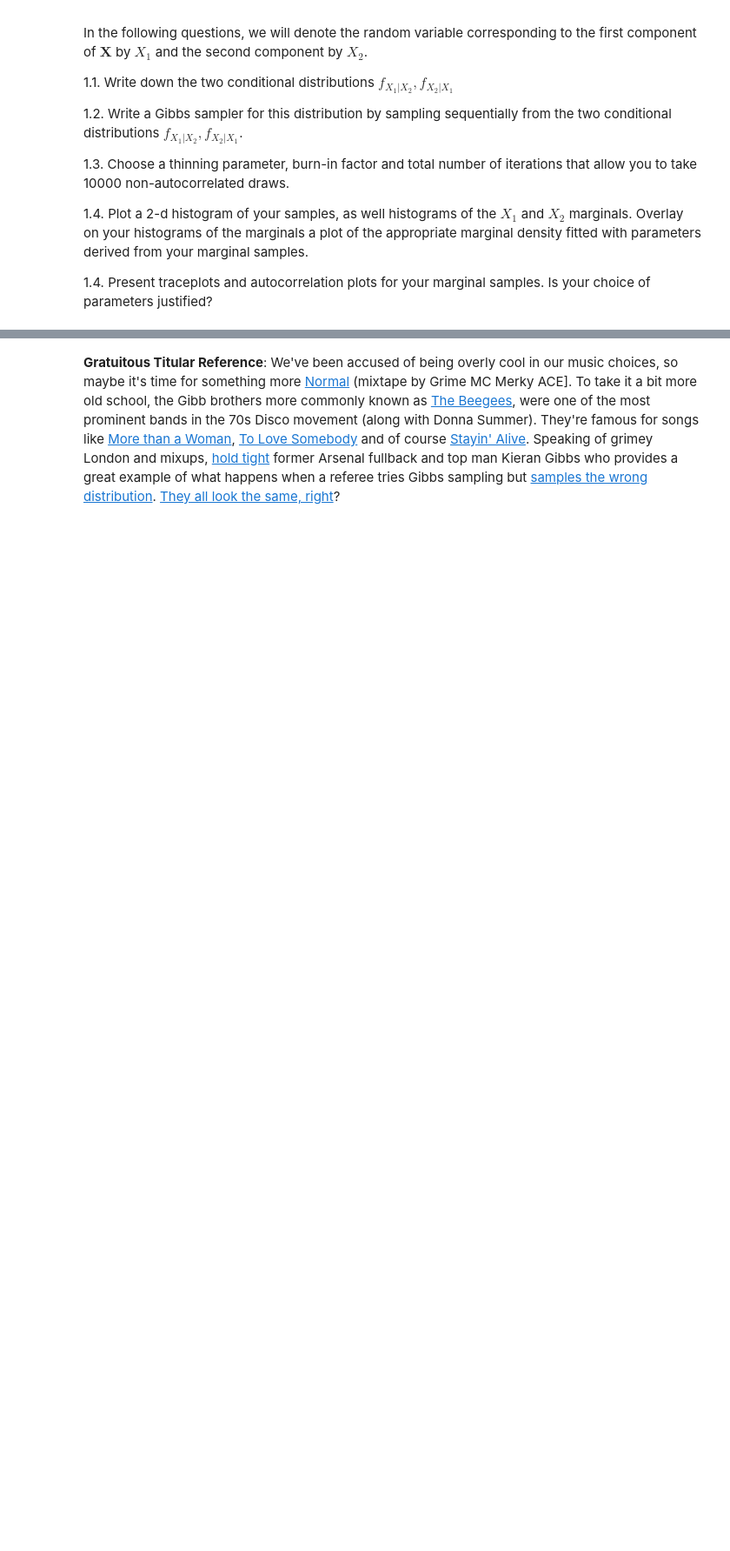
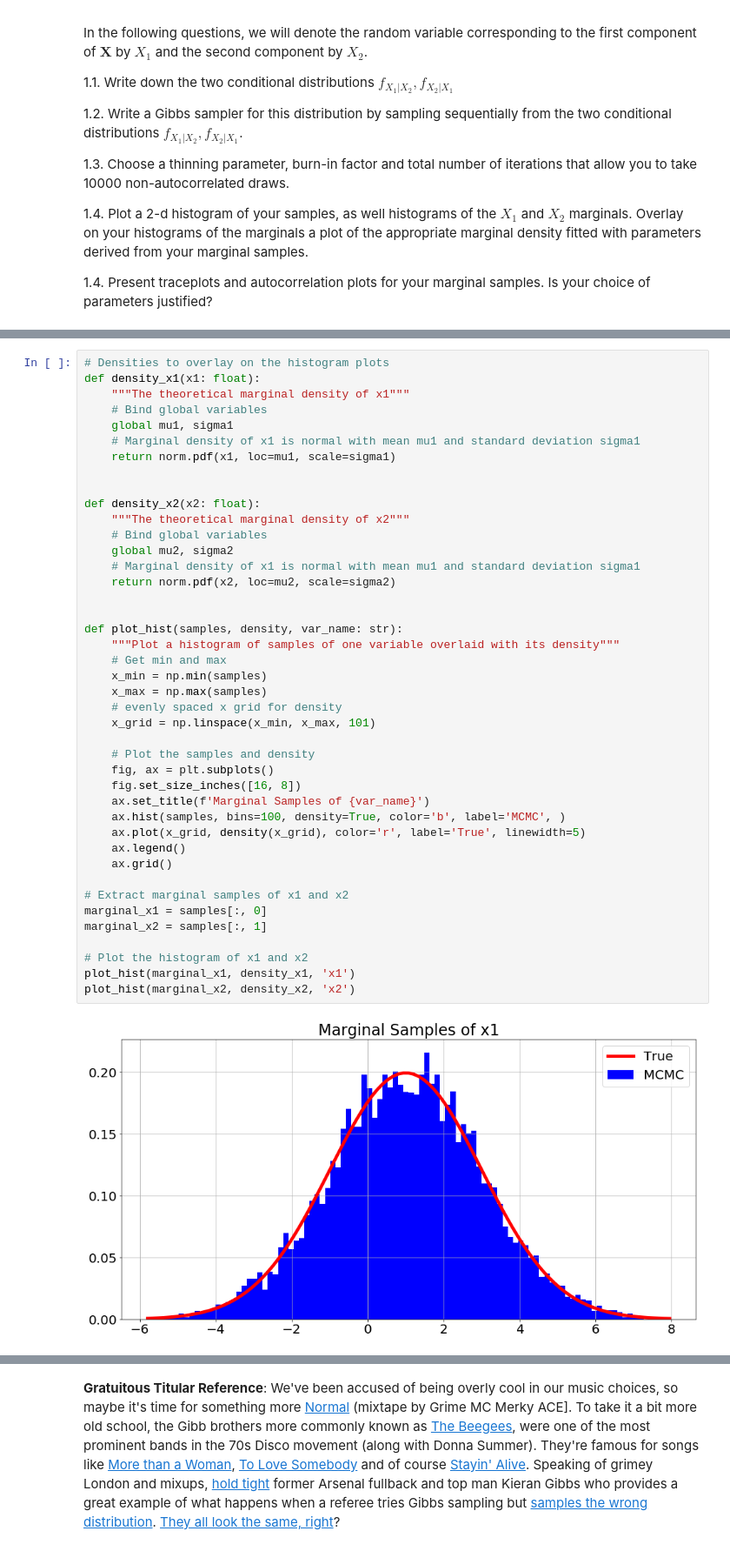
Before and after one commit to IACS-AM-207-Braavos/AM-207, a Jupyter notebook: hw9/AM207_HW9_MSE.ipynb, the cells around one changed output, grey strips where cells are left out. Shown: that part at 87% size. Drawn from its saved outputs; the diff is of its cells as text; blank space fills up the shorter version.

```diff
--- a/hw9/AM207_HW9_MSE.ipynb
+++ b/hw9/AM207_HW9_MSE.ipynb
@@ -99,0 +278,44 @@ In the following questions, we will denote the random variable corresponding to
+# %%
+# Densities to overlay on the histogram plots
+def density_x1(x1: float):
+    """The theoretical marginal density of x1"""
+    # Bind global variables
+    global mu1, sigma1
+    # Marginal density of x1 is normal with mean mu1 and standard deviation sigma1
+    return norm.pdf(x1, loc=mu1, scale=sigma1)
+
+
+def density_x2(x2: float):
+    """The theoretical marginal density of x2"""
+    # Bind global variables
+    global mu2, sigma2
+    # Marginal density of x1 is normal with mean mu1 and standard deviation sigma1
+    return norm.pdf(x2, loc=mu2, scale=sigma2)
+
+
+def plot_hist(samples, density, var_name: str):
+    """Plot a histogram of samples of one variable overlaid with its density"""
+    # Get min and max
+    x_min = np.min(samples)
+    x_max = np.max(samples)
+    # evenly spaced x grid for density
+    x_grid = np.linspace(x_min, x_max, 101)
+
+    # Plot the samples and density
+    fig, ax = plt.subplots()
+    fig.set_size_inches([16, 8])
+    ax.set_title(f'Marginal Samples of {var_name}')
+    ax.hist(samples, bins=100, density=True, color='b', label='MCMC', )
+    ax.plot(x_grid, density(x_grid), color='r', label='True', linewidth=5)
+    ax.legend()
+    ax.grid()
+
+# Extract marginal samples of x1 and x2
+marginal_x1 = samples[:, 0]
+marginal_x2 = samples[:, 1]
+
+# Plot the histogram of x1 and x2
+plot_hist(marginal_x1, density_x1, 'x1')
+plot_hist(marginal_x2, density_x2, 'x2')
+# %% [output]
+[figure, added]
```
Also changed, not shown: parts of 16 cells of this notebook, 4 other files.
